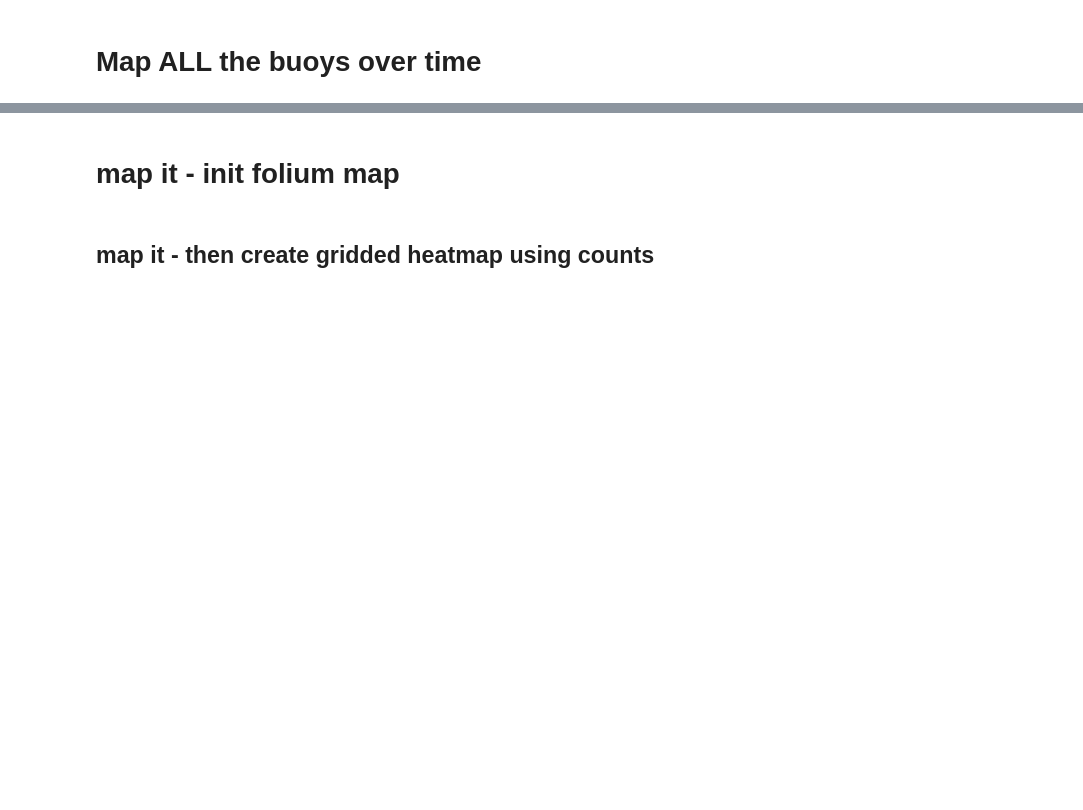
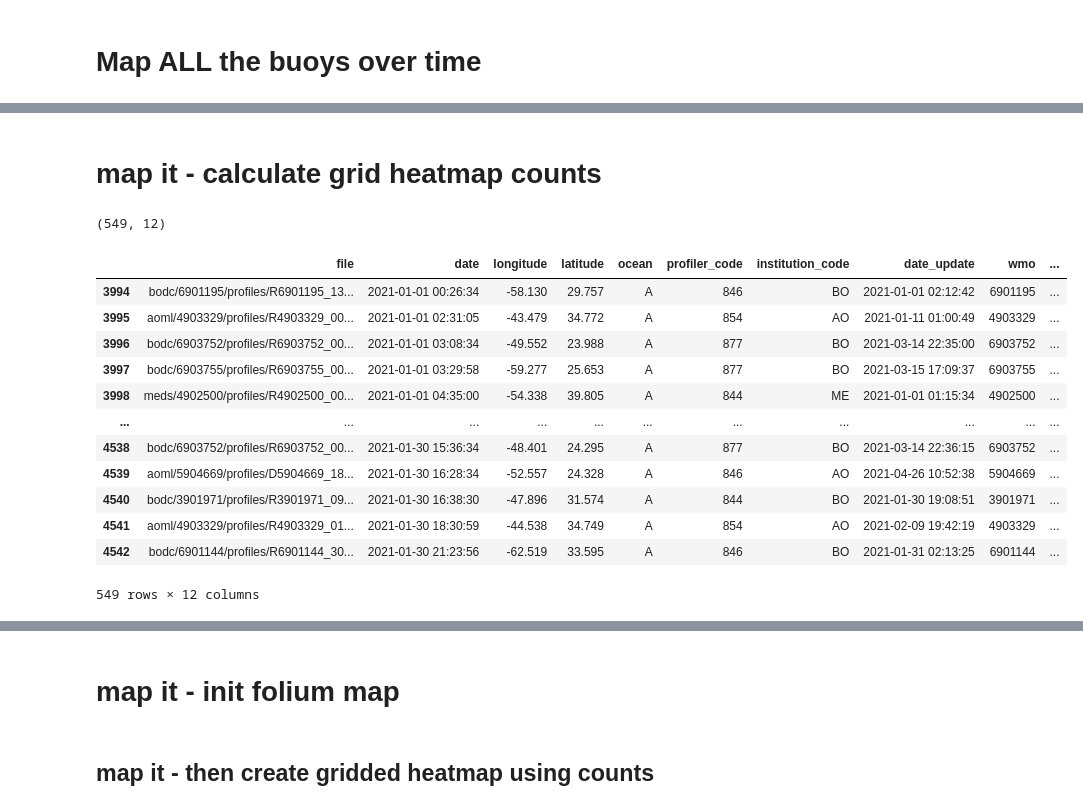
Before and after one commit to nouyang/oceansim, a Jupyter notebook: 7- Notebook of horro.ipynb, the cells around one changed output, grey strips where cells are left out. Drawn from its saved outputs; the diff is of its cells as text; code cells hidden in the pictures; blank space fills up the shorter version.

Commit message:
working python file for generating heatmap+buoys

```diff
--- a/7- Notebook of horro.ipynb
+++ b/7- Notebook of horro.ipynb
@@ -471,0 +392,24 @@ TIME_END = '2021-01-31'
+# %%
+limits = { 'lat1': 12, 'lat2': 12+30, 'lon1': -63, 'lon2': -63+45 }
+# %%
+index_loader = ArgoIndexFetcher(cache=True)
+#idx = index_loader.region([-80, -39, 0, 50, '2020-06-01', '2021-07'])
+region_time = [limits['lon1'], limits['lon2'], limits['lat1'], limits['lat2'], '2020-06-01', '2021-07'] # up to june (exclusive last bound)
+idx = index_loader.region(region_time)
+
+df_buoy = idx.to_dataframe()
+print("Current date and time: ", datetime.datetime.now())
+
+list_buoy_ids = df_buoy.wmo.unique()
+print(list_buoy_ids)
+print(len(list_buoy_ids))
+
+df_buoy = df_buoy.dropna(subset=['latitude', 'longitude'])
+df_buoy.sort_values(by=['wmo', 'date'])
+df_buoy.to_pickle(f'argoindex_{region_time}.pkl')
+
+print("Current date and time: ", datetime.datetime.now())
+df_buoy['longlat'] = list(zip(df_buoy.longitude, df_buoy.latitude))
+df_timelapse = df_buoy[['longlat', 'date', 'date_update', 'wmo']]
+display(df_timelapse)
+print(limits)
@@ -471,0 +448,2 @@ TIME_END = '2021-01-31'
+# %% [markdown]
+# map it - calculate grid heatmap counts
@@ -472,6 +453,25 @@ TIME_END = '2021-01-31'
 # %%
 timed_df = df_buoy[ (df_buoy.date >= TIME_START) & (df_buoy.date <= TIME_END)]
 # DO NOT USE DATE_UPDATE!
+print(timed_df.shape)
+# %% [output]
+(549, 12)
+# %%
+display(timed_df)
+# %% [output]
+|  | file | date | longitude | latitude | ocean | profiler_code | institution_code | date_update | wmo | ... |
+| 3994 | bodc/6901195/profiles/R6901195_13... | 2021-01-01 00:26:34 | -58.130 | 29.757 | A | 846 | BO | 2021-01-01 02:12:42 | 6901195 | ... |
+| 3995 | aoml/4903329/profiles/R4903329_00... | 2021-01-01 02:31:05 | -43.479 | 34.772 | A | 854 | AO | 2021-01-11 01:00:49 | 4903329 | ... |
+| 3996 | bodc/6903752/profiles/R6903752_00... | 2021-01-01 03:08:34 | -49.552 | 23.988 | A | 877 | BO | 2021-03-14 22:35:00 | 6903752 | ... |
+| 3997 | bodc/6903755/profiles/R6903755_00... | 2021-01-01 03:29:58 | -59.277 | 25.653 | A | 877 | BO | 2021-03-15 17:09:37 | 6903755 | ... |
+| 3998 | meds/4902500/profiles/R4902500_00... | 2021-01-01 04:35:00 | -54.338 | 39.805 | A | 844 | ME | 2021-01-01 01:15:34 | 4902500 | ... |
+| ... | ... | ... | ... | ... | ... | ... | ... | ... | ... | ... |
+| 4538 | bodc/6903752/profiles/R6903752_00... | 2021-01-30 15:36:34 | -48.401 | 24.295 | A | 877 | BO | 2021-03-14 22:36:15 | 6903752 | ... |
+| 4539 | aoml/5904669/profiles/D5904669_18... | 2021-01-30 16:28:34 | -52.557 | 24.328 | A | 846 | AO | 2021-04-26 10:52:38 | 5904669 | ... |
+| 4540 | bodc/3901971/profiles/R3901971_09... | 2021-01-30 16:38:30 | -47.896 | 31.574 | A | 844 | BO | 2021-01-30 19:08:51 | 3901971 | ... |
+| 4541 | aoml/4903329/profiles/R4903329_01... | 2021-01-30 18:30:59 | -44.538 | 34.749 | A | 854 | AO | 2021-02-09 19:42:19 | 4903329 | ... |
+| 4542 | bodc/6901144/profiles/R6901144_30... | 2021-01-30 21:23:56 | -62.519 | 33.595 | A | 846 | BO | 2021-01-31 02:13:25 | 6901144 | ... |
+549 rows × 12 columns
 # %%
 
 # http://www.garagegames.com/community/blogs/view/309
```
Also changed, not shown: parts of 20 cells of this notebook, 4 other files.
